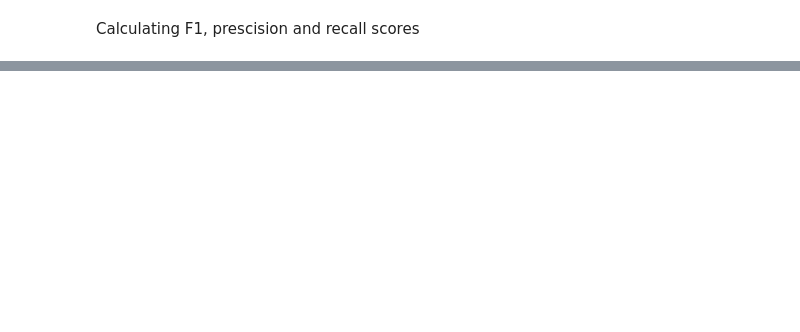
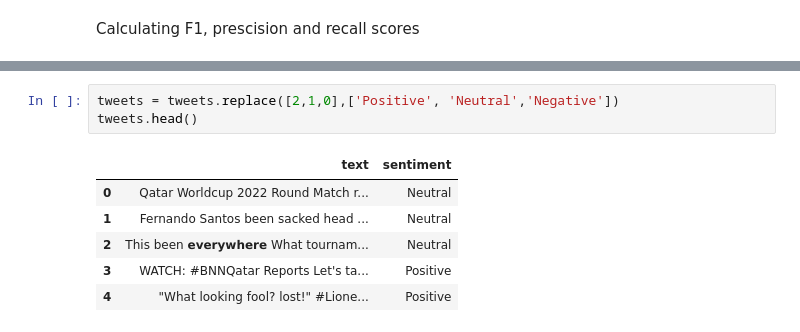
Before and after one commit to TrX9/Sentiment-Analysis, a Jupyter notebook: Sentiment_Analysis_Influencer_Using_NaiveBayes.ipynb, the cells around one changed output, grey strips where cells are left out. Cells and saved outputs as stored; diff of their text form; blank space fills up the shorter version.

```diff
--- a/Sentiment_Analysis_Influencer_Using_NaiveBayes.ipynb
+++ b/Sentiment_Analysis_Influencer_Using_NaiveBayes.ipynb
@@ -279,0 +288,10 @@ Recall score =56.91%
+# %%
+tweets = tweets.replace([2,1,0],['Positive', 'Neutral','Negative'])
+tweets.head()
+# %% [output]
+|  | text | sentiment |
+| 0 | Qatar Worldcup 2022 Round Match r... | Neutral |
+| 1 | Fernando Santos been sacked head ... | Neutral |
+| 2 | This been 𝗲𝘃𝗲𝗿𝘆𝘄𝗵𝗲𝗿𝗲 What tournam... | Neutral |
+| 3 | WATCH: #BNNQatar Reports Let's ta... | Positive |
+| 4 | "What looking fool? lost!" #Lione... | Positive |
```
Also changed, not shown: parts of 15 cells of this notebook.
